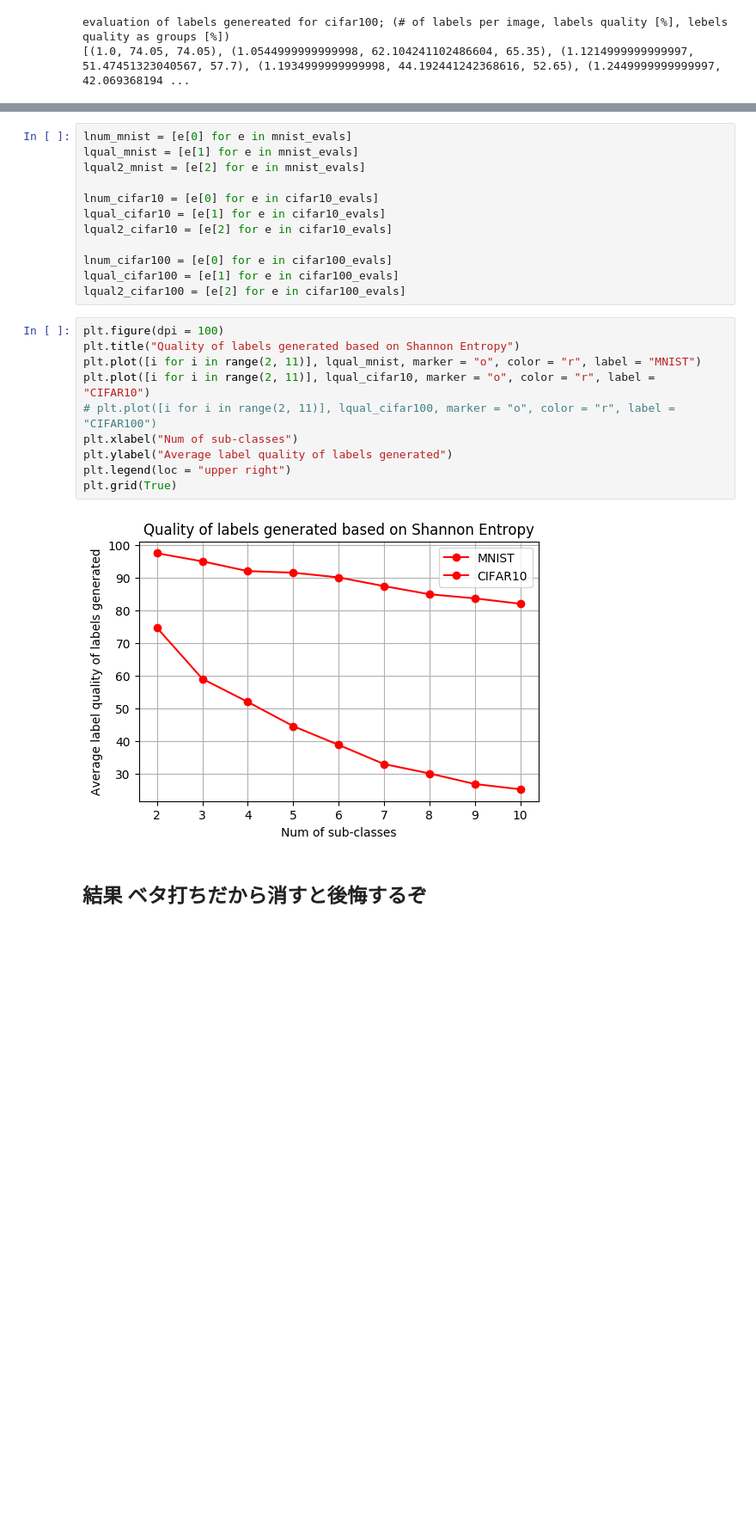
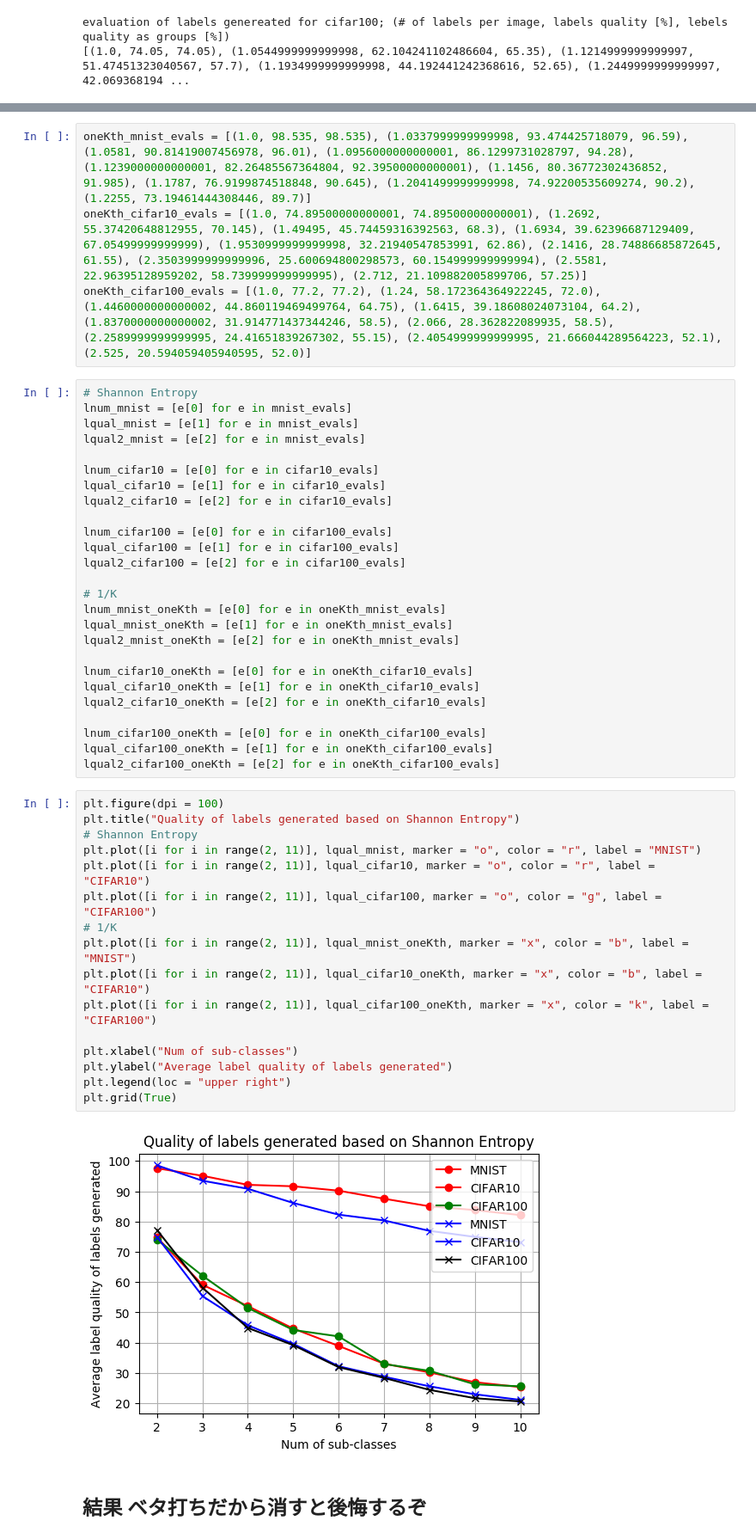
Before and after one commit to 1W1521375/entropy_labelling, a Jupyter notebook: looped-subclasses.ipynb, the cells around one changed output, grey strips where cells are left out. Shown: that part at 86% size. Drawn from its saved outputs; the diff is of its cells as text; blank space fills up the shorter version.

```diff
--- a/looped-subclasses.ipynb
+++ b/looped-subclasses.ipynb
@@ -267,4 +269,9 @@ evaluation of labels genereated for cifar100; (# of labels per image, labels qua
+# %%
+oneKth_mnist_evals = [(1.0, 98.535, 98.535), (1.0337999999999998, 93.474425718079, 96.59), (1.0581, 90.81419007456978, 96.01), (1.0956000000000001, 86.1299731028797, 94.28), (1.1239000000000001, 82.26485567364804, 92.39500000000001), (1.1456, 80.36772302436852, 91.985), (1.1787, 76.9199874518848, 90.645), (1.2041499999999998, 74.92200535609274, 90.2), (1.2255, 73.19461444308446, 89.7)]
+oneKth_cifar10_evals = [(1.0, 74.89500000000001, 74.89500000000001), (1.2692, 55.37420648812955, 70.145), (1.49495, 45.74459316392563, 68.3), (1.6934, 39.62396687129409, 67.05499999999999), (1.9530999999999998, 32.21940547853991, 62.86), (2.1416, 28.74886685872645, 61.55), (2.3503999999999996, 25.600694800298573, 60.154999999999994), (2.5581, 22.96395128959202, 58.739999999999995), (2.712, 21.109882005899706, 57.25)]
+oneKth_cifar100_evals = [(1.0, 77.2, 77.2), (1.24, 58.172364364922245, 72.0), (1.4460000000000002, 44.860119469499764, 64.75), (1.6415, 39.18608024073104, 64.2), (1.8370000000000002, 31.914771437344246, 58.5), (2.066, 28.362822089935, 58.5), (2.2589999999999995, 24.41651839267302, 55.15), (2.4054999999999995, 21.666044289564223, 52.1), (2.525, 20.594059405940595, 52.0)]
 # %%
+# Shannon Entropy
 lnum_mnist = [e[0] for e in mnist_evals]
 lqual_mnist = [e[1] for e in mnist_evals]
 lqual2_mnist = [e[2] for e in mnist_evals]
@@ -276,18 +283,37 @@ lqual2_cifar10 = [e[2] for e in cifar10_evals]
 lnum_cifar100 = [e[0] for e in cifar100_evals]
 lqual_cifar100 = [e[1] for e in cifar100_evals]
 lqual2_cifar100 = [e[2] for e in cifar100_evals]
+
+# 1/K
+lnum_mnist_oneKth = [e[0] for e in oneKth_mnist_evals]
+lqual_mnist_oneKth = [e[1] for e in oneKth_mnist_evals]
+lqual2_mnist_oneKth = [e[2] for e in oneKth_mnist_evals]
+
+lnum_cifar10_oneKth = [e[0] for e in oneKth_cifar10_evals]
+lqual_cifar10_oneKth = [e[1] for e in oneKth_cifar10_evals]
+lqual2_cifar10_oneKth = [e[2] for e in oneKth_cifar10_evals]
+
+lnum_cifar100_oneKth = [e[0] for e in oneKth_cifar100_evals]
+lqual_cifar100_oneKth = [e[1] for e in oneKth_cifar100_evals]
+lqual2_cifar100_oneKth = [e[2] for e in oneKth_cifar100_evals]
 # %%
 plt.figure(dpi = 100)
 plt.title("Quality of labels generated based on Shannon Entropy")
+# Shannon Entropy
 plt.plot([i for i in range(2, 11)], lqual_mnist, marker = "o", color = "r", label = "MNIST")
 plt.plot([i for i in range(2, 11)], lqual_cifar10, marker = "o", color = "r", label = "CIFAR10")
-# plt.plot([i for i in range(2, 11)], lqual_cifar100, marker = "o", color = "r", label = "CIFAR100")
+plt.plot([i for i in range(2, 11)], lqual_cifar100, marker = "o", color = "g", label = "CIFAR100")
+# 1/K
+plt.plot([i for i in range(2, 11)], lqual_mnist_oneKth, marker = "x", color = "b", label = "MNIST")
+plt.plot([i for i in range(2, 11)], lqual_cifar10_oneKth, marker = "x", color = "b", label = "CIFAR10")
+plt.plot([i for i in range(2, 11)], lqual_cifar100_oneKth, marker = "x", color = "k", label = "CIFAR100")
+
 plt.xlabel("Num of sub-classes")
 plt.ylabel("Average label quality of labels generated")
 plt.legend(loc = "upper right")
 plt.grid(True)
 # %% [output]
-[figure, old version]
+[figure, new version]
 # %% [markdown]
 ## 結果 ベタ打ちだから消すと後悔するぞ
 # %%
```
Also changed, not shown: parts of 2 cells of this notebook, 1 other file.
